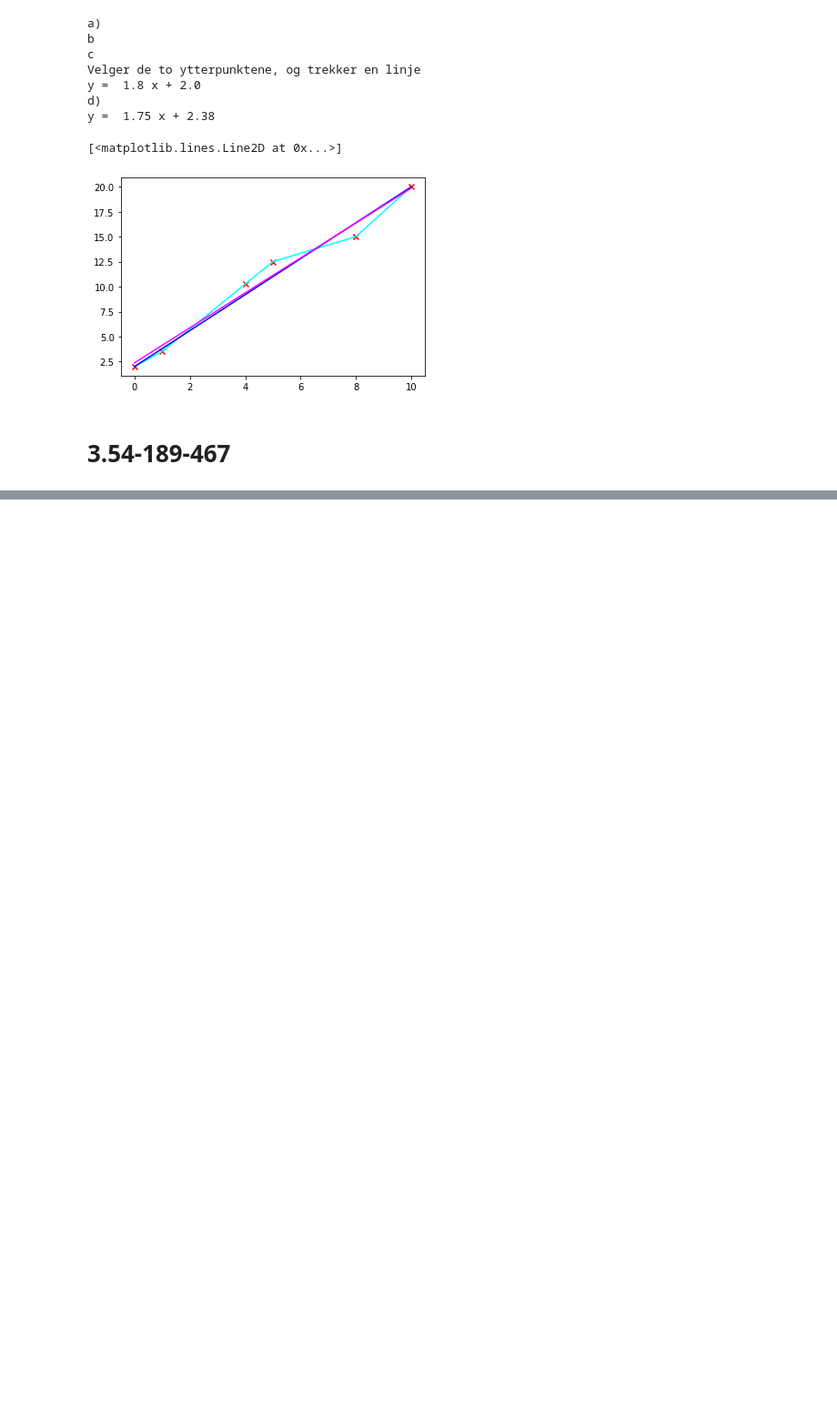
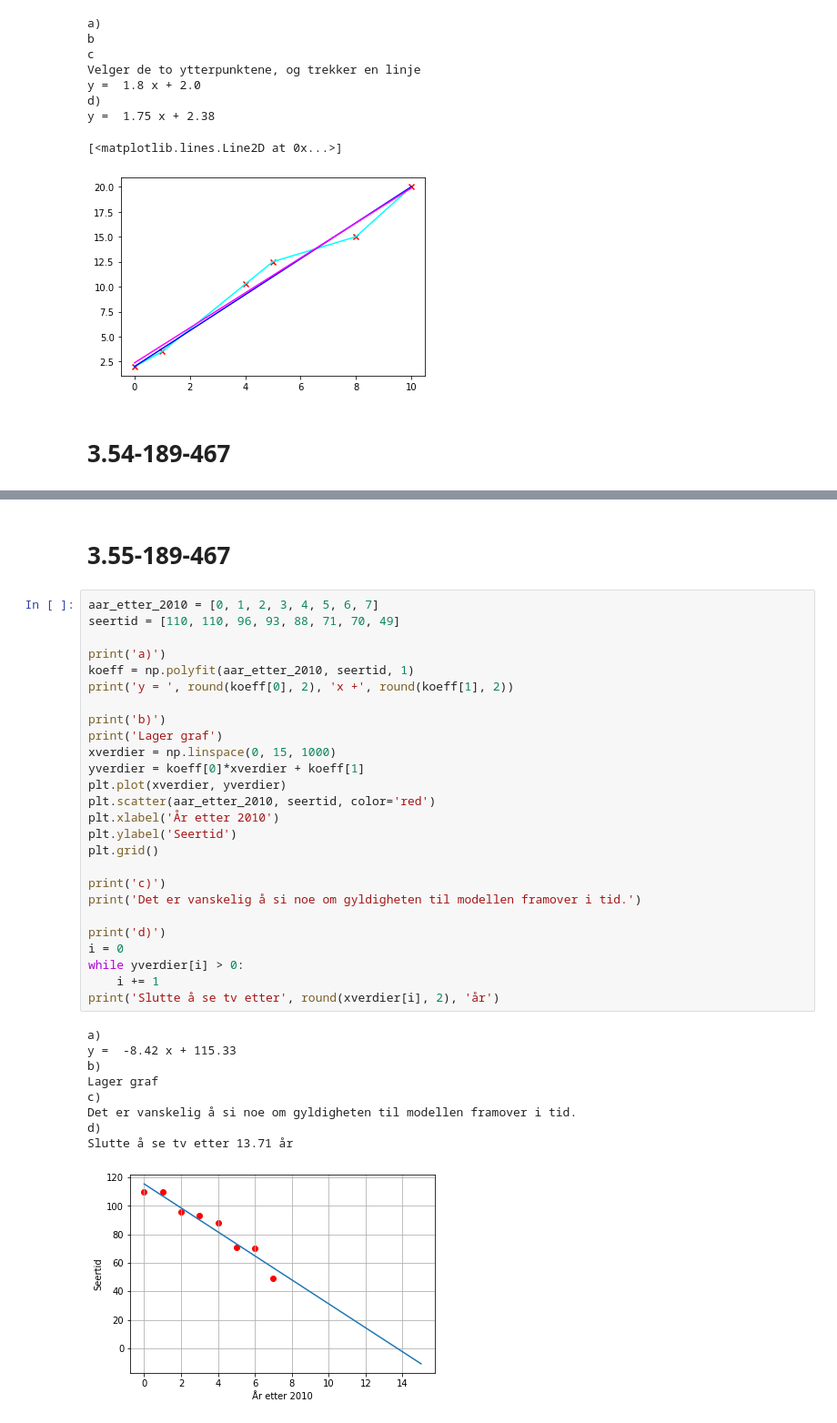
Before and after one commit to bitjungle/1T-Monster, a Jupyter notebook: kapittel-3.8.ipynb, the cells around one changed output, grey strips where cells are left out. Shown at 91% size. Saved outputs shown, nothing was run; the diff lists cells and outputs as text; blank space fills up the shorter version.

```diff
--- a/kapittel-3.8.ipynb
+++ b/kapittel-3.8.ipynb
@@ -81,0 +86,38 @@ y =  3.89 x + 33.71
+# %% [markdown]
+# 3.55-189-467
+# %%
+aar_etter_2010 = [0, 1, 2, 3, 4, 5, 6, 7]
+seertid = [110, 110, 96, 93, 88, 71, 70, 49]
+
+print('a)')
+koeff = np.polyfit(aar_etter_2010, seertid, 1)
+print('y = ', round(koeff[0], 2), 'x +', round(koeff[1], 2))
+
+print('b)')
+print('Lager graf')
+xverdier = np.linspace(0, 15, 1000)
+yverdier = koeff[0]*xverdier + koeff[1]
+plt.plot(xverdier, yverdier)
+plt.scatter(aar_etter_2010, seertid, color='red')
+plt.xlabel('År etter 2010')
+plt.ylabel('Seertid')
+plt.grid()
+
+print('c)')
+print('Det er vanskelig å si noe om gyldigheten til modellen framover i tid.')
+
+print('d)')
+i = 0
+while yverdier[i] > 0:
+    i += 1
+print('Slutte å se tv etter', round(xverdier[i], 2), 'år')
+# %% [output]
+a)
+y =  -8.42 x + 115.33
+b)
+Lager graf
+c)
+Det er vanskelig å si noe om gyldigheten til modellen framover i tid.
+d)
+Slutte å se tv etter 13.71 år
+[figure, added]
```
Also changed, not shown: parts of 12 cells of this notebook, 7 other files.
